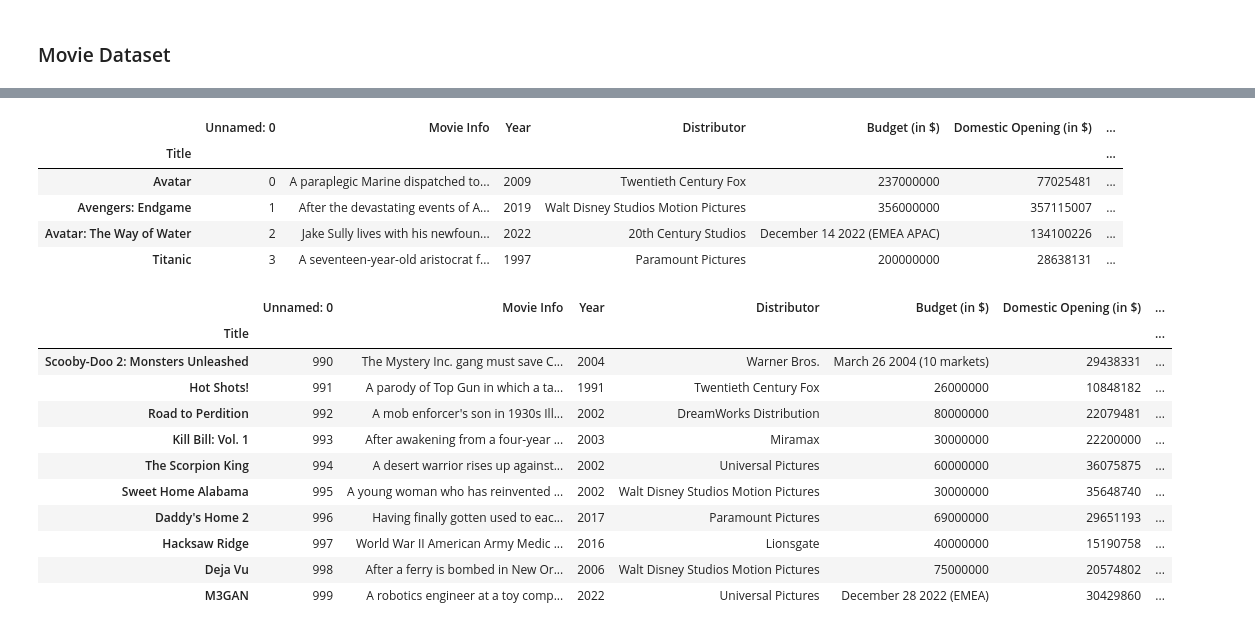
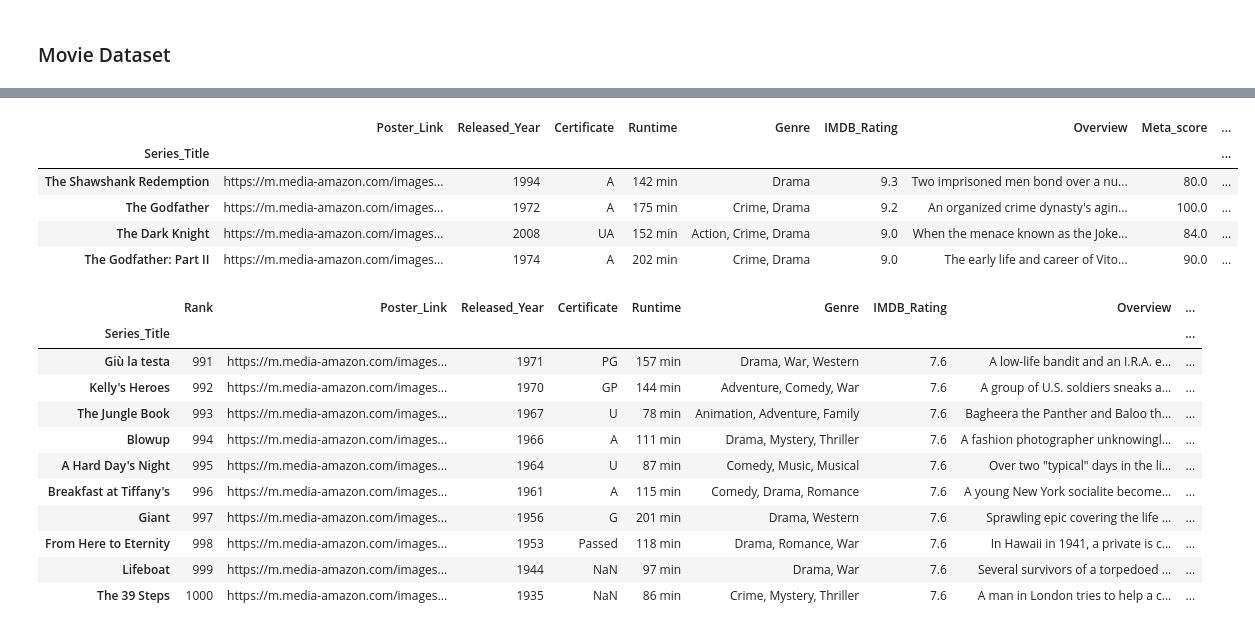
Before and after one commit to jwmathis/SSE591_Project3, a Jupyter notebook: Top Movies Data Analysis/MovieDataAnalysis.ipynb, the cells around one changed output, grey strips where cells are left out. Cells and saved outputs as stored; diff of their text form; code cells hidden in the pictures.

```diff
--- a/Top Movies Data Analysis/MovieDataAnalysis.ipynb
+++ b/Top Movies Data Analysis/MovieDataAnalysis.ipynb
@@ -54,25 +54,25 @@ movies_df.describe()
 # %%
-movies_df = pd.read_csv(file_path, index_col='Title') # Change index to be Title column
+movies_df = pd.read_csv(file_path, index_col='Series_Title') # Change index to be Title column
 movies_df.head(4)
 # %% [output]
-|  | Unnamed: 0 | Movie Info | Year | Distributor | Budget (in $) | Domestic Opening (in $) | ... |
-| Title |  |  |  |  |  |  | ... |
-| Avatar | 0 | A paraplegic Marine dispatched to... | 2009 | Twentieth Century Fox | 237000000 | 77025481 | ... |
-| Avengers: Endgame | 1 | After the devastating events of A... | 2019 | Walt Disney Studios Motion Pictures | 356000000 | 357115007 | ... |
-| Avatar: The Way of Water | 2 | Jake Sully lives with his newfoun... | 2022 | 20th Century Studios | December 14 2022 (EMEA APAC) | 134100226 | ... |
-| Titanic | 3 | A seventeen-year-old aristocrat f... | 1997 | Paramount Pictures | 200000000 | 28638131 | ... |
+|  | Poster_Link | Released_Year | Certificate | Runtime | Genre | IMDB_Rating | Overview | Meta_score | ... |
+| Series_Title |  |  |  |  |  |  |  |  | ... |
+| The Shawshank Redemption | https://m.media-amazon.com/images... | 1994 | A | 142 min | Drama | 9.3 | Two imprisoned men bond over a nu... | 80.0 | ... |
+| The Godfather | https://m.media-amazon.com/images... | 1972 | A | 175 min | Crime, Drama | 9.2 | An organized crime dynasty's agin... | 100.0 | ... |
+| The Dark Knight | https://m.media-amazon.com/images... | 2008 | UA | 152 min | Action, Crime, Drama | 9.0 | When the menace known as the Joke... | 84.0 | ... |
+| The Godfather: Part II | https://m.media-amazon.com/images... | 1974 | A | 202 min | Crime, Drama | 9.0 | The early life and career of Vito... | 90.0 | ... |
 # %%
 movies_df.tail(10)
 # %% [output]
-|  | Unnamed: 0 | Movie Info | Year | Distributor | Budget (in $) | Domestic Opening (in $) | ... |
-| Title |  |  |  |  |  |  | ... |
-| Scooby-Doo 2: Monsters Unleashed | 990 | The Mystery Inc. gang must save C... | 2004 | Warner Bros. | March 26 2004 (10 markets) | 29438331 | ... |
-| Hot Shots! | 991 | A parody of Top Gun in which a ta... | 1991 | Twentieth Century Fox | 26000000 | 10848182 | ... |
-| Road to Perdition | 992 | A mob enforcer's son in 1930s Ill... | 2002 | DreamWorks Distribution | 80000000 | 22079481 | ... |
-| Kill Bill: Vol. 1 | 993 | After awakening from a four-year ... | 2003 | Miramax | 30000000 | 22200000 | ... |
-| The Scorpion King | 994 | A desert warrior rises up against... | 2002 | Universal Pictures | 60000000 | 36075875 | ... |
-| Sweet Home Alabama | 995 | A young woman who has reinvented ... | 2002 | Walt Disney Studios Motion Pictures | 30000000 | 35648740 | ... |
-| Daddy's Home 2 | 996 | Having finally gotten used to eac... | 2017 | Paramount Pictures | 69000000 | 29651193 | ... |
-| Hacksaw Ridge | 997 | World War II American Army Medic ... | 2016 | Lionsgate | 40000000 | 15190758 | ... |
-| Deja Vu | 998 | After a ferry is bombed in New Or... | 2006 | Walt Disney Studios Motion Pictures | 75000000 | 20574802 | ... |
-| M3GAN | 999 | A robotics engineer at a toy comp... | 2022 | Universal Pictures | December 28 2022 (EMEA) | 30429860 | ... |
+|  | Rank | Poster_Link | Released_Year | Certificate | Runtime | Genre | IMDB_Rating | Overview | ... |
+| Series_Title |  |  |  |  |  |  |  |  | ... |
+| Giù la testa | 991 | https://m.media-amazon.com/images... | 1971 | PG | 157 min | Drama, War, Western | 7.6 | A low-life bandit and an I.R.A. e... | ... |
+| Kelly's Heroes | 992 | https://m.media-amazon.com/images... | 1970 | GP | 144 min | Adventure, Comedy, War | 7.6 | A group of U.S. soldiers sneaks a... | ... |
+| The Jungle Book | 993 | https://m.media-amazon.com/images... | 1967 | U | 78 min | Animation, Adventure, Family | 7.6 | Bagheera the Panther and Baloo th... | ... |
+| Blowup | 994 | https://m.media-amazon.com/images... | 1966 | A | 111 min | Drama, Mystery, Thriller | 7.6 | A fashion photographer unknowingl... | ... |
+| A Hard Day's Night | 995 | https://m.media-amazon.com/images... | 1964 | U | 87 min | Comedy, Music, Musical | 7.6 | Over two "typical" days in the li... | ... |
+| Breakfast at Tiffany's | 996 | https://m.media-amazon.com/images... | 1961 | A | 115 min | Comedy, Drama, Romance | 7.6 | A young New York socialite become... | ... |
+| Giant | 997 | https://m.media-amazon.com/images... | 1956 | G | 201 min | Drama, Western | 7.6 | Sprawling epic covering the life ... | ... |
+| From Here to Eternity | 998 | https://m.media-amazon.com/images... | 1953 | Passed | 118 min | Drama, Romance, War | 7.6 | In Hawaii in 1941, a private is c... | ... |
+| Lifeboat | 999 | https://m.media-amazon.com/images... | 1944 | NaN | 97 min | Drama, War | 7.6 | Several survivors of a torpedoed ... | ... |
+| The 39 Steps | 1000 | https://m.media-amazon.com/images... | 1935 | NaN | 86 min | Crime, Mystery, Thriller | 7.6 | A man in London tries to help a c... | ... |
```
Also changed, not shown: parts of 18 cells of this notebook.
